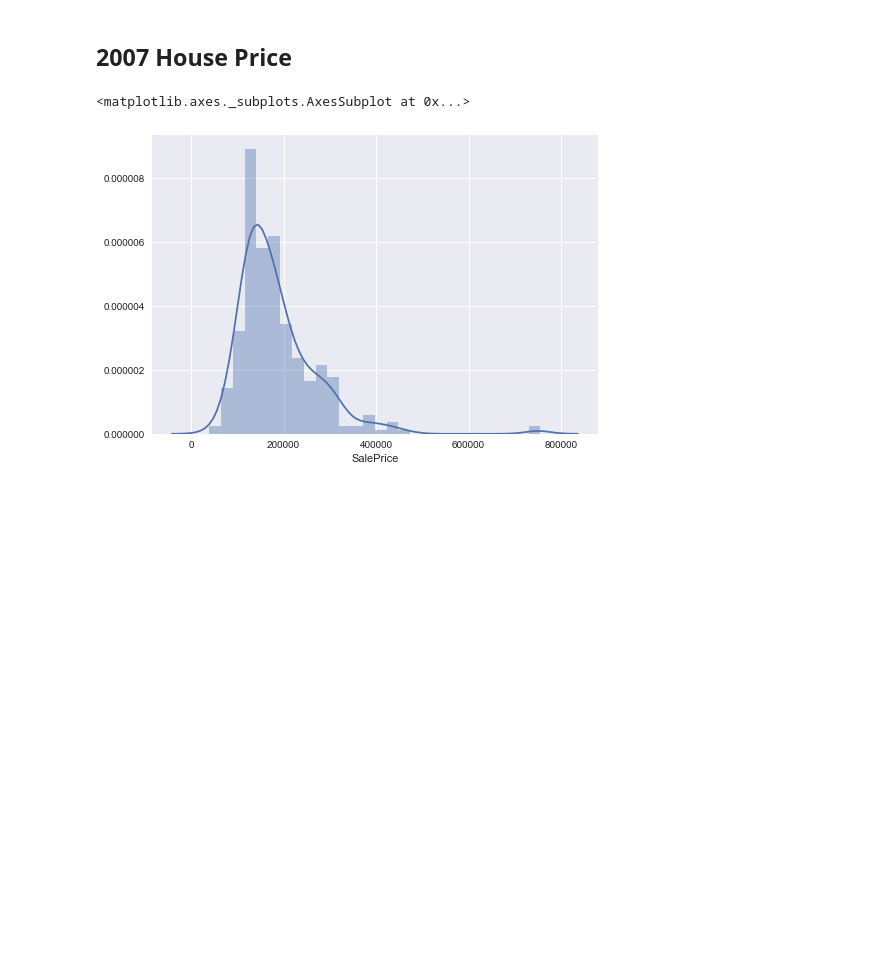
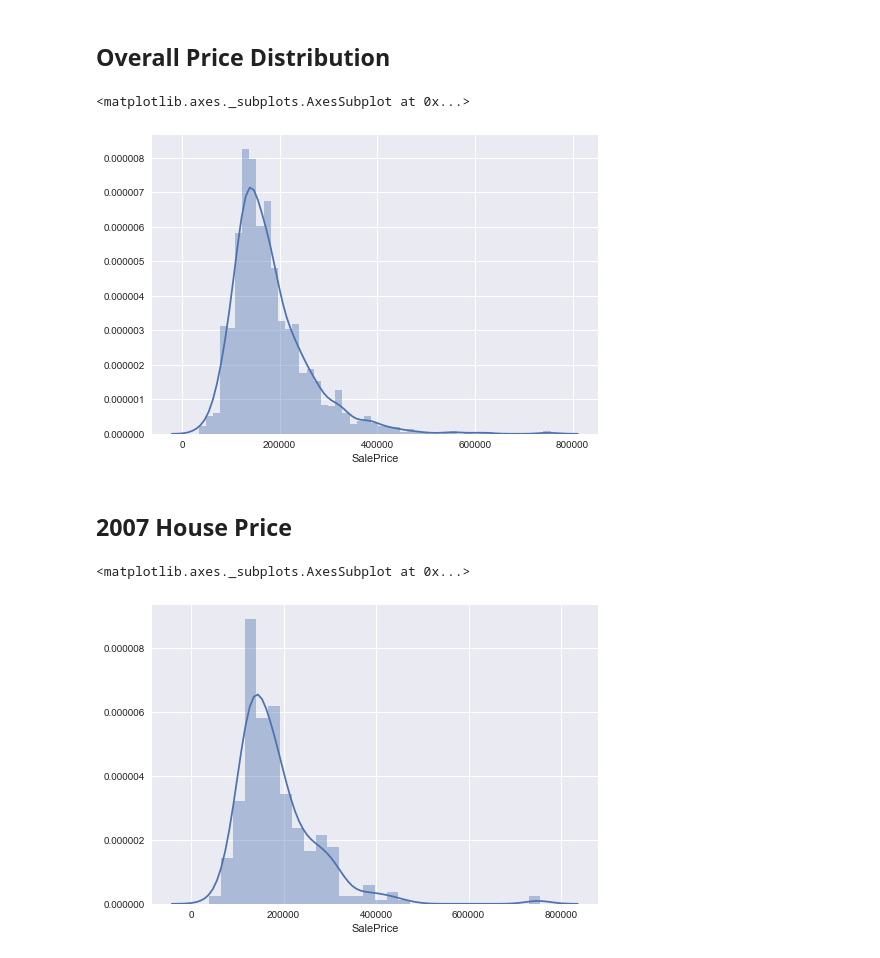
Before and after one commit to AngeloK/house-price-prediction, a Jupyter notebook: main-notebook.ipynb, the cells around one changed output. Cells and saved outputs as stored; diff of their text form; code cells hidden in the pictures; blank space fills up the shorter version.

```diff
--- a/main-notebook.ipynb
+++ b/main-notebook.ipynb
@@ -34,6 +40,14 @@ year_price = df.loc[df['YrSold'] == 2007]
 # %%
 year_sorted = year_price.sort_values(by='SalePrice')
 m, n = year_sorted.shape
+# %% [markdown]
+## Overall Price Distribution
+# %%
+price = df['SalePrice']
+sn.distplot(price)
+# %% [output]
+<matplotlib.axes._subplots.AxesSubplot at 0x...>
+[figure, added]
 # %% [markdown]
 ## 2007 House Price
 # %%
```
Also changed, not shown: parts of 21 cells of this notebook.
